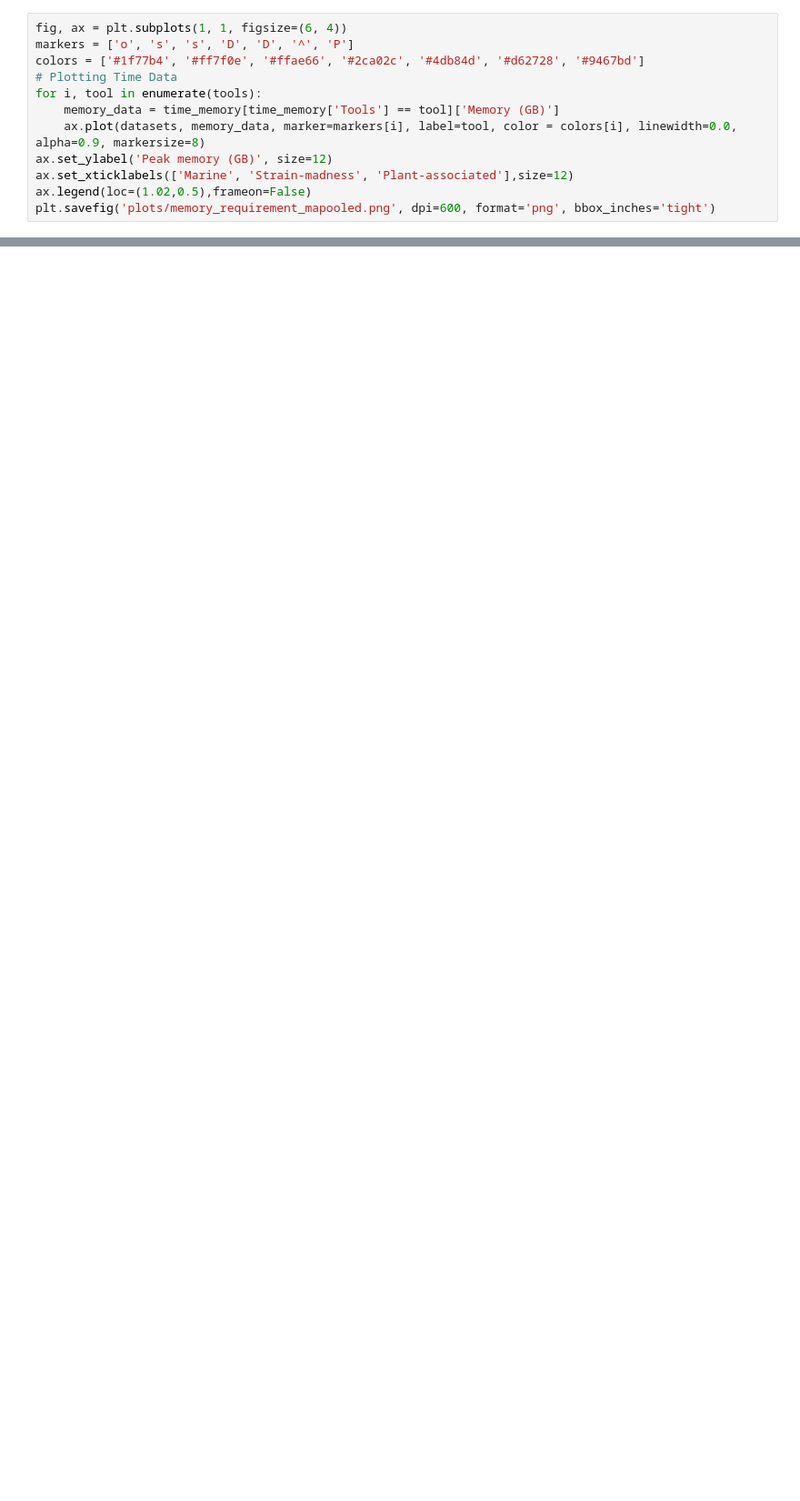
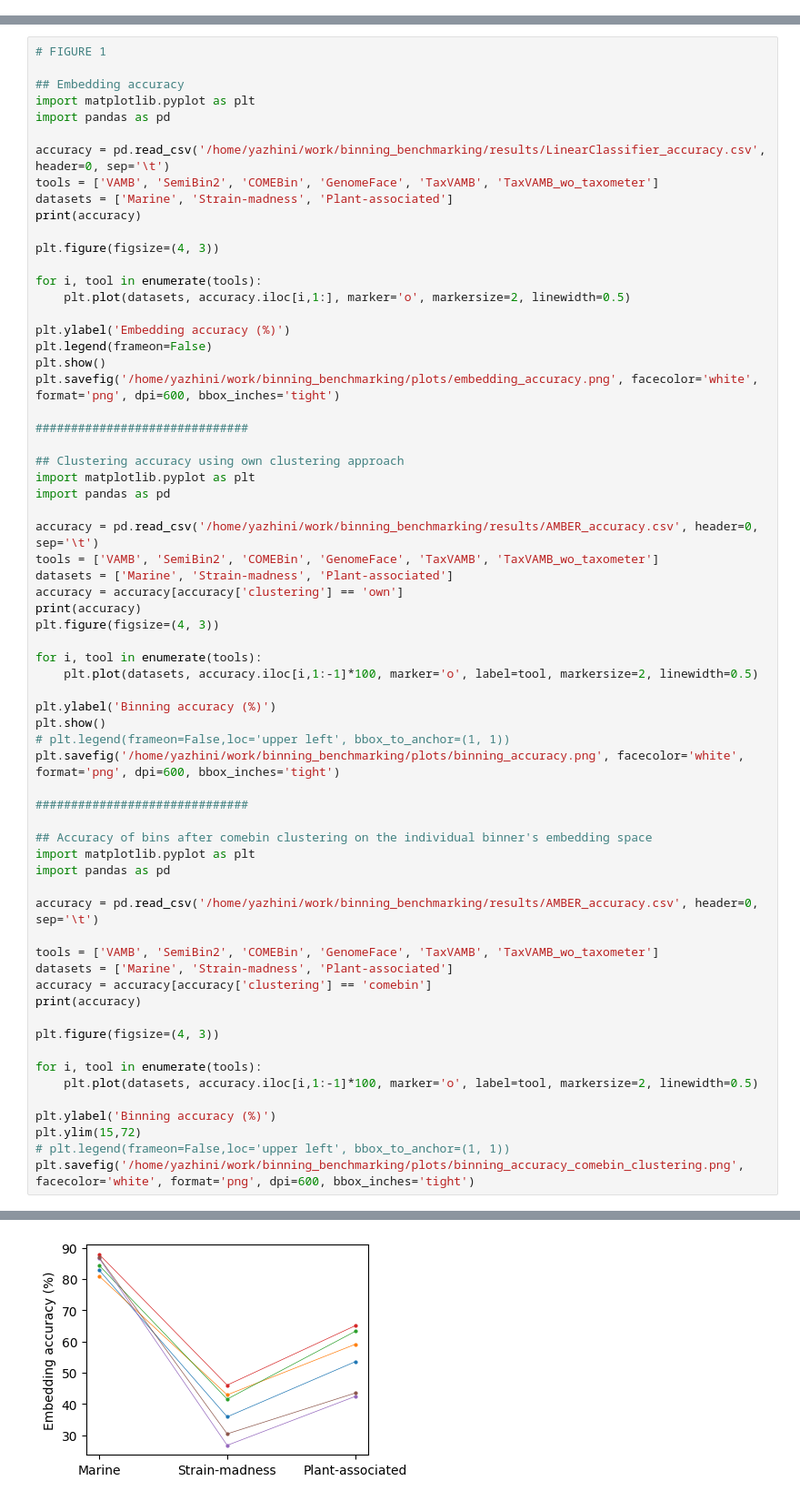
Before and after one commit to soedinglab/binning_benchmarking, a Jupyter notebook: plots.ipynb, the cells around one changed output, grey strips where cells are left out. Shown at 91% size. Drawn from its saved outputs; the diff is of its cells as text; blank space fills up the shorter version.

Commit message:
updated plot scripts

```diff
--- a/plots.ipynb
+++ b/plots.ipynb
@@ -524,12 +0,0 @@ plt.savefig('plots/time_requirement_mapooled.png', dpi=600, format='png', bbox_i
-# %%
-fig, ax = plt.subplots(1, 1, figsize=(6, 4))
-markers = ['o', 's', 's', 'D', 'D', '^', 'P']
-colors = ['#1f77b4', '#ff7f0e', '#ffae66', '#2ca02c', '#4db84d', '#d62728', '#9467bd']
-# Plotting Time Data
-for i, tool in enumerate(tools):
-    memory_data = time_memory[time_memory['Tools'] == tool]['Memory (GB)']
-    ax.plot(datasets, memory_data, marker=markers[i], label=tool, color = colors[i], linewidth=0.0, alpha=0.9, markersize=8)
-ax.set_ylabel('Peak memory (GB)', size=12)
-ax.set_xticklabels(['Marine', 'Strain-madness', 'Plant-associated'],size=12)
-ax.legend(loc=(1.02,0.5),frameon=False)
-plt.savefig('plots/memory_requirement_mapooled.png', dpi=600, format='png', bbox_inches='tight')
@@ -1455,0 +5,66 @@ plt.savefig('plots/marine_pooled_cluster_split.png', dpi=600, format='png', bbox
+# %%
+# FIGURE 1
+
+## Embedding accuracy
+import matplotlib.pyplot as plt
+import pandas as pd
+
+accuracy = pd.read_csv('/home/yazhini/work/binning_benchmarking/results/LinearClassifier_accuracy.csv', header=0, sep='\t')
+tools = ['VAMB', 'SemiBin2', 'COMEBin', 'GenomeFace', 'TaxVAMB', 'TaxVAMB_wo_taxometer']
+datasets = ['Marine', 'Strain-madness', 'Plant-associated']
+print(accuracy)
+
+plt.figure(figsize=(4, 3))
+
+for i, tool in enumerate(tools):
+    plt.plot(datasets, accuracy.iloc[i,1:], marker='o', markersize=2, linewidth=0.5)
+
+plt.ylabel('Embedding accuracy (%)')
+plt.legend(frameon=False)
+plt.show()
+plt.savefig('/home/yazhini/work/binning_benchmarking/plots/embedding_accuracy.png', facecolor='white', format='png', dpi=600, bbox_inches='tight')
+
+##############################
+
+## Clustering accuracy using own clustering approach
+import matplotlib.pyplot as plt
+import pandas as pd
+
+accuracy = pd.read_csv('/home/yazhini/work/binning_benchmarking/results/AMBER_accuracy.csv', header=0, sep='\t')
+tools = ['VAMB', 'SemiBin2', 'COMEBin', 'GenomeFace', 'TaxVAMB', 'TaxVAMB_wo_taxometer']
+datasets = ['Marine', 'Strain-madness', 'Plant-associated']
+accuracy = accuracy[accuracy['clustering'] == 'own']
+print(accuracy)
+plt.figure(figsize=(4, 3))
+
+for i, tool in enumerate(tools):
+    plt.plot(datasets, accuracy.iloc[i,1:-1]*100, marker='o', label=tool, markersize=2, linewidth=0.5)
+
+plt.ylabel('Binning accuracy (%)')
+plt.show()
+# plt.legend(frameon=False,loc='upper left', bbox_to_anchor=(1, 1))
+plt.savefig('/home/yazhini/work/binning_benchmarking/plots/binning_accuracy.png', facecolor='white', format='png', dpi=600, bbox_inches='tight')
+
+##############################
+
+## Accuracy of bins after comebin clustering on the individual binner's embedding space
+import matplotlib.pyplot as plt
+import pandas as pd
+
+accuracy = pd.read_csv('/home/yazhini/work/binning_benchmarking/results/AMBER_accuracy.csv', header=0, sep='\t')
+
+tools = ['VAMB', 'SemiBin2', 'COMEBin', 'GenomeFace', 'TaxVAMB', 'TaxVAMB_wo_taxometer']
+datasets = ['Marine', 'Strain-madness', 'Plant-associated']
+accuracy = accuracy[accuracy['clustering'] == 'comebin']
+print(accuracy)
+
+plt.figure(figsize=(4, 3))
+
+for i, tool in enumerate(tools):
+    plt.plot(datasets, accuracy.iloc[i,1:-1]*100, marker='o', label=tool, markersize=2, linewidth=0.5)
+
+plt.ylabel('Binning accuracy (%)')
+plt.ylim(15,72)
+# plt.legend(frameon=False,loc='upper left', bbox_to_anchor=(1, 1))
+plt.savefig('/home/yazhini/work/binning_benchmarking/plots/binning_accuracy_comebin_clustering.png', facecolor='white', format='png', dpi=600, bbox_inches='tight')
+# %% [output]
@@ -1455,0 +78 @@ plt.savefig('plots/marine_pooled_cluster_split.png', dpi=600, format='png', bbox
+[figure, added]
```
Also changed, not shown: parts of 62 cells of this notebook.
